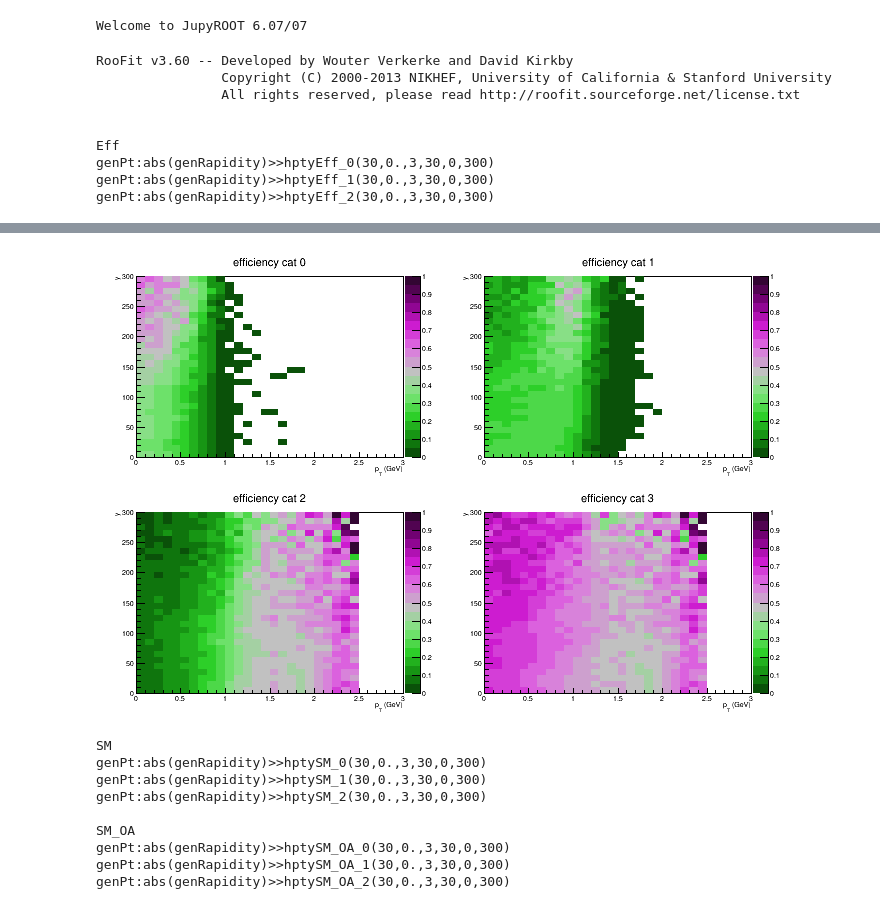
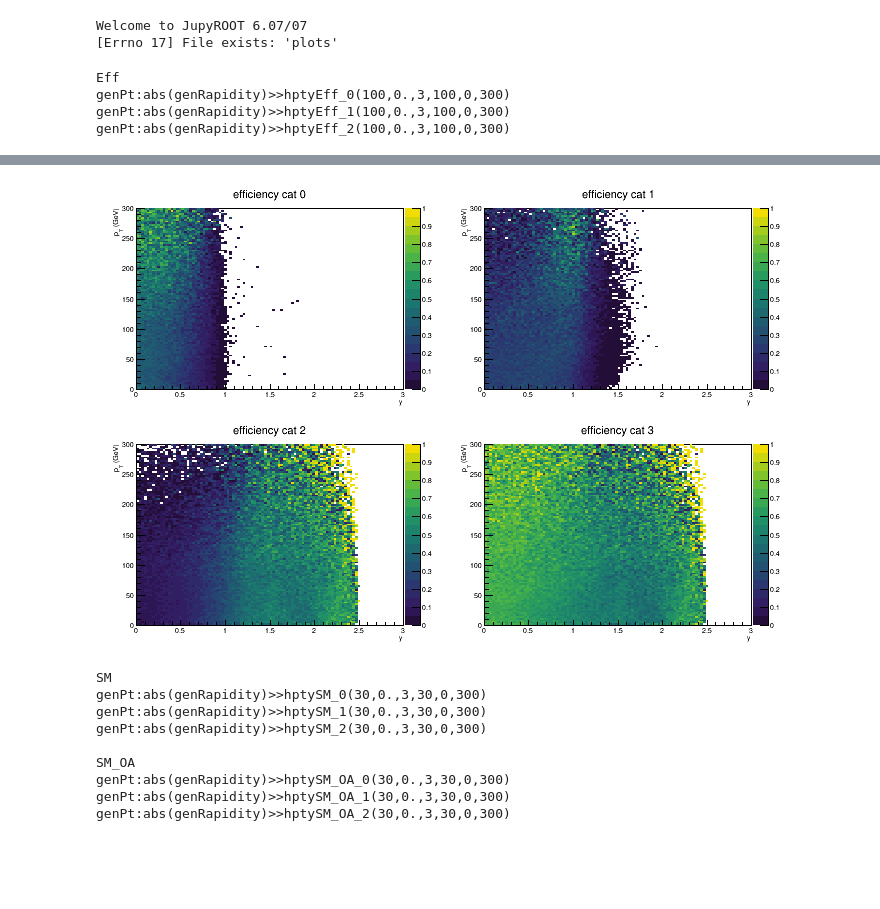
Before and after one commit to jandrejk/higgs_model_dep, a Jupyter notebook: Refit.ipynb, the cells around one changed output, grey strips where cells are left out. Cells and saved outputs as stored; diff of their text form; code cells hidden in the pictures; blank space fills up the shorter version.

```diff
--- a/Refit.ipynb
+++ b/Refit.ipynb
@@ -5,7 +5,7 @@ reload(rf)
 import ROOT as RT
 # RT.gROOT.LoadMacro("~/rootlogon.C")
 RT.gStyle.SetOptStat(0)
-RT.gStyle.SetPalette(RT.kGreenPink)
+RT.gStyle.SetPalette(RT.kViridis)
 import numpy as np
 
 import pyrapp as pya
@@ -20,27 +20,24 @@ def save(obj):
 %jsroot off
 # %% [output]
 Welcome to JupyROOT 6.07/07
+[Errno 17] File exists: 'plots'
 # %%
 inputDir="/eos/user/m/musella/data/mod_dep_004"
 
 eff = rf.ProcessHistos("Eff",inputDir+"/output_InsideAcceptance_125.root",
                       "hpty",
-                      "genPt:abs(genRapidity)","(30,0.,3,30,0,300)","abs(weight)",3,
+                      "genPt:abs(genRapidity)","(100,0.,3,100,0,300)","abs(weight)",3,
                       doOverall=True
                      )
 # %% [output]
-RooFit v3.60 -- Developed by Wouter Verkerke and David Kirkby
-                Copyright (C) 2000-2013 NIKHEF, University of California & Stanford University
-                All rights reserved, please read http://roofit.sourceforge.net/license.txt
-
-
 Eff
-genPt:abs(genRapidity)>>hptyEff_0(30,0.,3,30,0,300)
-genPt:abs(genRapidity)>>hptyEff_1(30,0.,3,30,0,300)
-genPt:abs(genRapidity)>>hptyEff_2(30,0.,3,30,0,300)
+genPt:abs(genRapidity)>>hptyEff_0(100,0.,3,100,0,300)
+genPt:abs(genRapidity)>>hptyEff_1(100,0.,3,100,0,300)
+genPt:abs(genRapidity)>>hptyEff_2(100,0.,3,100,0,300)
 # %%
+#%jsroot on
 eff.computeEfficiencies()
 
-canv=rf.drawHists(eff,htitle="efficiency cat %d;p_{T} (GeV); y",nplots=-1,name="efficiency")
+canv=rf.drawHists(eff,htitle="efficiency cat %d; y;p_{T} (GeV)",nplots=-1,name="efficiency")
 save(canv)
 # %% [output]
@@ -47,6 +45,6 @@ save(canv)
 Info in <TCanvas::SaveAs>: ROOT file plots/efficiency.root has been created
 Info in <TCanvas::Print>: pdf file plots/efficiency.pdf has been created
-[figure, old version]
+[figure, new version]
 # %%
 sm = rf.ProcessHistos("SM",inputDir+"/output_InsideAcceptance_125.root",
                       "hpty",
```
Also changed, not shown: parts of 4 cells of this notebook, 2 other files.
